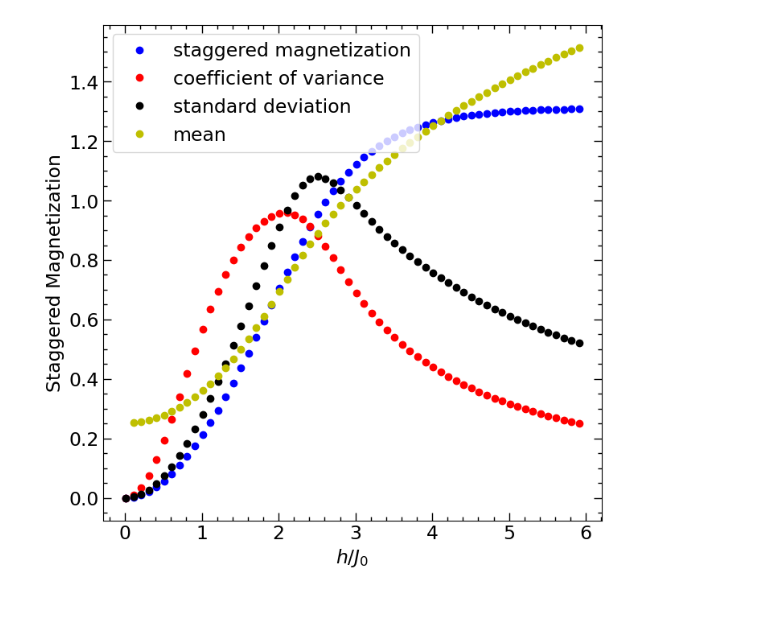
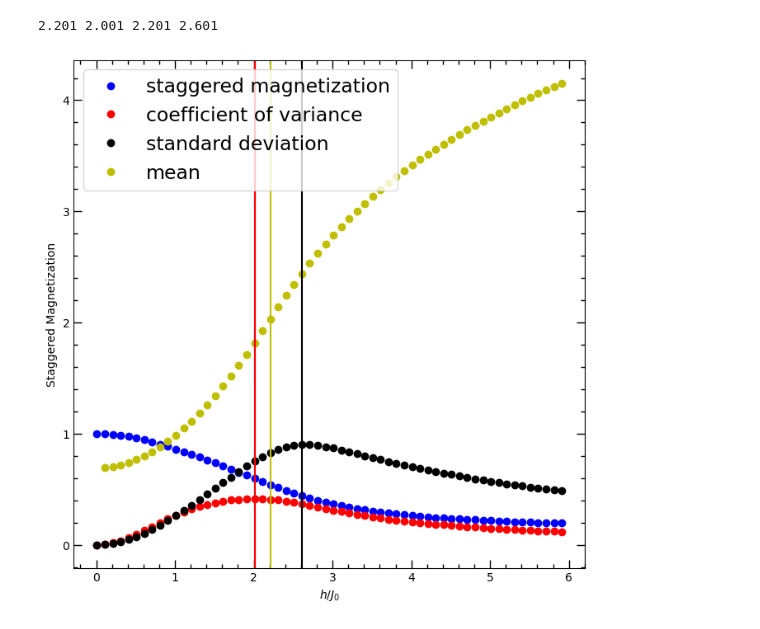
Before and after one commit to D-Schro/Schroeder-704-Project, a Jupyter notebook: Finding Phase Changes.ipynb, the cells around one changed output. Drawn from its saved outputs; the diff is of its cells as text; code cells hidden in the pictures.

```diff
--- a/Finding Phase Changes.ipynb
+++ b/Finding Phase Changes.ipynb
@@ -5,5 +3,5 @@ from scipy.signal import find
 # %%
-def staggered_magnetization(length, states):
+def staggered_magnetization(length, states):#, psi):
     #will calculate the staggered magnetization opertor
     #only works for degeneracy 2
     statesigns = []
@@ -20,16 +18,11 @@ def staggered_magnetization(length, states):
 
 
     zterm = 0
-    counter = 0
     for i in range(length):
-        counter += 1
-        if counter % 2 != 0:
-            staggersign = 1
-        else:
-            staggersign = -1
         # Pauli z matrix at each spin in the chain while the rest are identity
         term = Q.tensor([I] * i + [z] + [I] * (length - i - 1))
-        zterm += (staggersign * term)
-        #zterm += (staggersign * statesigns[i] * term)
+        #zterm += (staggersign * term)
+        zterm += (statesigns[i] * term)
     stagmag = (1/length) * zterm
-    return stagmag
+    #expectvalue = Q.expect((stagmag**2), psi)
+    return stagmag#, expectvalue
@@ -36,7 +99,7 @@ def staggered_magnetization(length, states):
 # %%
 length = 8
 hval = 0.001
-jij = generate_jij(length, 14, 1)
+jij = generate_jij(length, 14, 13)
 Hint, Hintdiag = sg_interaction(length, jij)
 Hfield = sg_field(length)
 H = Hint + (hval * Hfield)
@@ -69,7 +142,7 @@ for h in hvals:
     E, psi = H.groundstate()
     for i in range(length):
         for j in range(i + 1, length):
-            combinations, physdist, minfo, distance = mutual_info(length, psi, [i], [j])
+            minfo, distance = mutual_info(length, psi, [i], [j])
             distancelist.append(distance)
             minfolist.append(minfo)
     alldist.update({h:distancelist})
@@ -82,57 +162,41 @@ Wall time: 17.4 s
+# %%
+print(stagmag_max_slope, peak_covar, mean_max_slope, peak_stdev)
+# %% [output]
+2.201 2.001 2.201 2.601
 # %%
 fig, ax = plt.subplots(figsize=(8,8))
 plt.rcParams.update({'font.size': 17})
 # label the axes
 ax.set_xlabel(r"$h/J_0$")
 ax.set_ylabel(r"Staggered Magnetization")
 
 # set the tick mark parameters
 ax.minorticks_on()
 ax.tick_params(which='both',direction="in",width=1)
 ax.tick_params(which='major',length=7)
 ax.tick_params(which='minor',length=3.5)
 ax.xaxis.set_ticks_position('both')
 ax.yaxis.set_ticks_position('both')
 
-values1 = []
-for key in ratiodict.keys():
-    values1.append(ratiodict[key])
+means = []
+for val in meandict.values():
+    means.append(val)
 
-values2 = []
-for key in stdevdict.keys():
-    values2.append(stdevdict[key])
+p1 = plt.plot(np.arange(0.01, 6, 0.1), plotlist, 'ob', label = 'staggered magnetization')
+p2 = plt.plot(np.arange(0.01, 6, 0.1), ratiodict.values(), 'or', label = 'coefficient of variance')
+p3 = plt.plot(np.arange(0.01, 6, 0.1), stdevdict.values(), 'ok', label = 'standard deviation')
+p4 = plt.plot(np.arange(0.11, 6, 0.1), means[-59:], 'oy', label = 'mean')
+#p1 = plt.plot(np.arange(0.01, 6, 0.1), newvalues1, 'ob', label = 'staggered magnetization')
+#p2 = plt.plot(np.arange(0.01, 6, 0.1), newvalues2, 'or', label = 'coefficient of variance')
+#p3 = plt.plot(np.arange(0.01, 6, 0.1), newvalues3, 'ok', label = 'standard deviation')
+#p4 = plt.plot(np.arange(0.11, 6, 0.1), newvalues4[-59:], 'oy', label = 'mean')
 
-values3 = []
-for key in meandict.keys():
-    values3.append(meandict[key])
-
-
-newvalues1 = []
-for val in plotlist:
-    newvalues1.append(val*10)
-
-newvalues2 = []
-for val in values1:
-    newvalues2.append(val*2)
-
-newvalues3 = []
-for val in values2:
-    newvalues3.append(val*1)
-
-newvalues4 = []
-for val in values3:
-    newvalues4.append(val/2.75)
-
-# p1 = plt.plot(np.arange(0.01, 6, 0.1), plotlist, 'ob', label = 'staggered magnetization')
-# p2 = plt.plot(np.arange(0.01, 6, 0.1), values1, 'or', label = 'coefficient of variance')
-# p3 = plt.plot(np.arange(0.01, 6, 0.1), values2, 'ok', label = 'standard deviation')
-# p4 = plt.plot(np.arange(0.11, 6, 0.1), values3[-59:], 'oy', label = 'mean')
-p1 = plt.plot(np.arange(0.01, 6, 0.1), newvalues1, 'ob', label = 'staggered magnetization')
-p2 = plt.plot(np.arange(0.01, 6, 0.1), newvalues2, 'or', label = 'coefficient of variance')
-p3 = plt.plot(np.arange(0.01, 6, 0.1), newvalues3, 'ok', label = 'standard deviation')
-p4 = plt.plot(np.arange(0.11, 6, 0.1), newvalues4[-59:], 'oy', label = 'mean')
+transition1 = plt.axvline(x=2.01, color='b')
+transtion2 = plt.axvline(x=2.01, color='r')
+transition3 = plt.axvline(x=2.61, color='k')
+transition4 = plt.axvline(x=2.21, color='y')
 plt.legend()
 #plt.savefig("Degen 4 Glass Model Ratio With Varied h New.pdf")
 plt.show()
 # %% [output]
-[figure, old version]
+[figure, new version]
```
Also changed, not shown: parts of 9 cells of this notebook, 5 other files.
